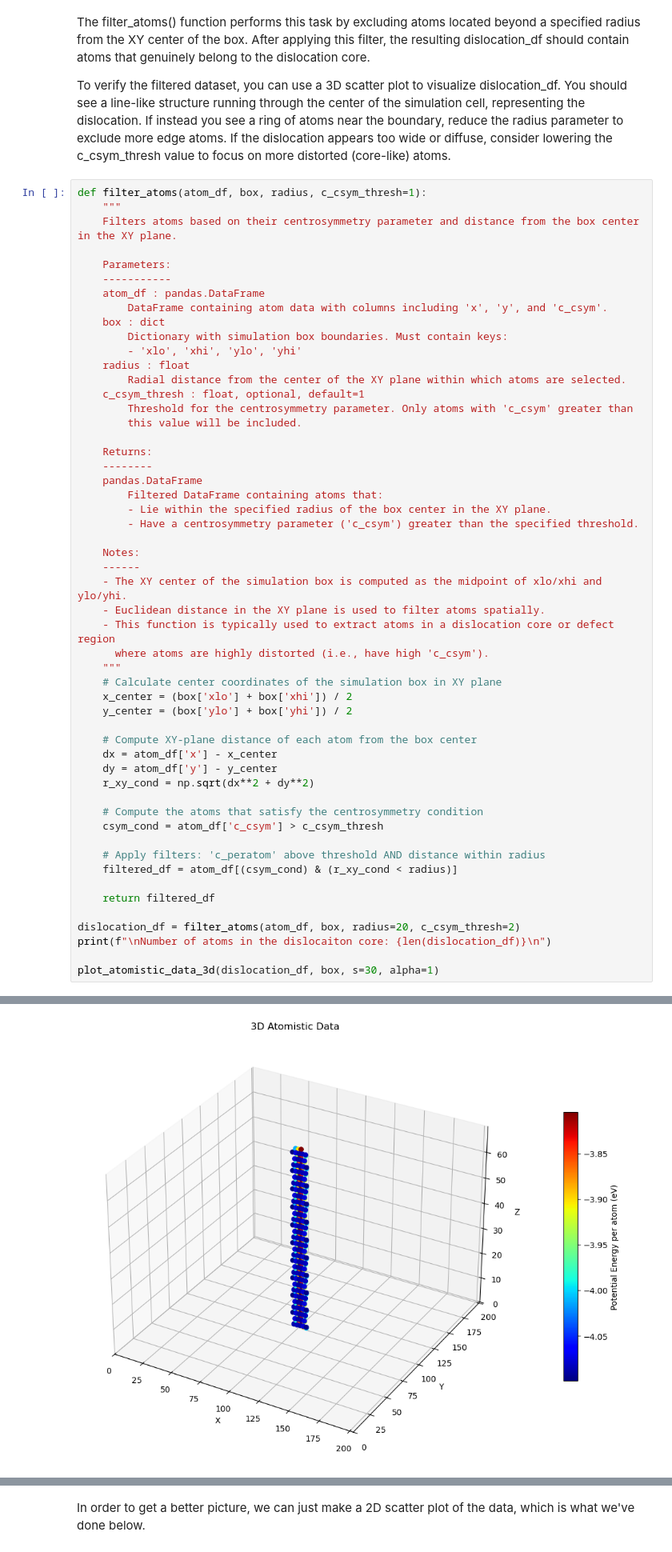
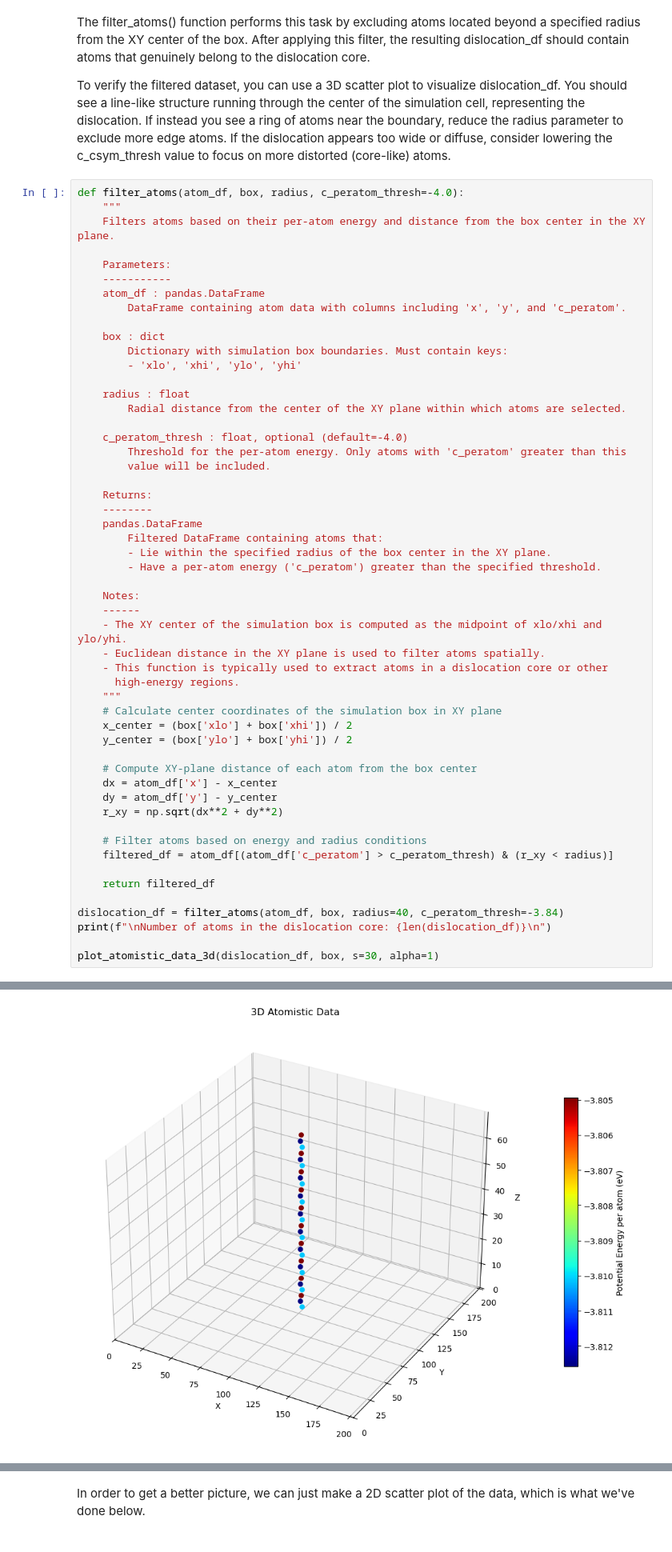
Before and after one commit to Eledmunds15/DiJoVa, a Jupyter notebook: 03_dislo_analysis/dislo_analysis.ipynb, the cells around one changed output, grey strips where cells are left out. Shown at 80% size. Cells and saved outputs as stored; diff of their text form.

```diff
--- a/03_dislo_analysis/dislo_analysis.ipynb
+++ b/03_dislo_analysis/dislo_analysis.ipynb
@@ -206,36 +206,39 @@ The filter_atoms() function performs this task by excluding atoms located beyond
 
 To verify the filtered dataset, you can use a 3D scatter plot to visualize dislocation_df. You should see a line-like structure running through the center of the simulation cell, representing the dislocation. If instead you see a ring of atoms near the boundary, reduce the radius parameter to exclude more edge atoms. If the dislocation appears too wide or diffuse, consider lowering the c_csym_thresh value to focus on more distorted (core-like) atoms.
 # %%
-def filter_atoms(atom_df, box, radius, c_csym_thresh=1):
+def filter_atoms(atom_df, box, radius, c_peratom_thresh=-4.0):
     """
-    Filters atoms based on their centrosymmetry parameter and distance from the box center in the XY plane.
+    Filters atoms based on their per-atom energy and distance from the box center in the XY plane.
 
     Parameters:
     -----------
     atom_df : pandas.DataFrame
-        DataFrame containing atom data with columns including 'x', 'y', and 'c_csym'.
+        DataFrame containing atom data with columns including 'x', 'y', and 'c_peratom'.
+
     box : dict
         Dictionary with simulation box boundaries. Must contain keys:
         - 'xlo', 'xhi', 'ylo', 'yhi'
+
     radius : float
         Radial distance from the center of the XY plane within which atoms are selected.
-    c_csym_thresh : float, optional, default=1
-        Threshold for the centrosymmetry parameter. Only atoms with 'c_csym' greater than
-        this value will be included.
+
+    c_peratom_thresh : float, optional (default=-4.0)
+        Threshold for the per-atom energy. Only atoms with 'c_peratom' greater than this
+        value will be included.
 
     Returns:
     --------
     pandas.DataFrame
         Filtered DataFrame containing atoms that:
         - Lie within the specified radius of the box center in the XY plane.
-        - Have a centrosymmetry parameter ('c_csym') greater than the specified threshold.
+        - Have a per-atom energy ('c_peratom') greater than the specified threshold.
 
     Notes:
     ------
     - The XY center of the simulation box is computed as the midpoint of xlo/xhi and ylo/yhi.
     - Euclidean distance in the XY plane is used to filter atoms spatially.
-    - This function is typically used to extract atoms in a dislocation core or defect region
-      where atoms are highly distorted (i.e., have high 'c_csym').
+    - This function is typically used to extract atoms in a dislocation core or other
+      high-energy regions.
     """
     # Calculate center coordinates of the simulation box in XY plane
     x_center = (box['xlo'] + box['xhi']) / 2
@@ -244,18 +247,15 @@ def filter_atoms(atom_df, box, radius, c_csym_thresh=1):
     # Compute XY-plane distance of each atom from the box center
     dx = atom_df['x'] - x_center
     dy = atom_df['y'] - y_center
-    r_xy_cond = np.sqrt(dx**2 + dy**2)
+    r_xy = np.sqrt(dx**2 + dy**2)
 
-    # Compute the atoms that satisfy the centrosymmetry condition
-    csym_cond = atom_df['c_csym'] > c_csym_thresh
-
-    # Apply filters: 'c_peratom' above threshold AND distance within radius
-    filtered_df = atom_df[(csym_cond) & (r_xy_cond < radius)]
+    # Filter atoms based on energy and radius conditions
+    filtered_df = atom_df[(atom_df['c_peratom'] > c_peratom_thresh) & (r_xy < radius)]
 
     return filtered_df
 
-dislocation_df = filter_atoms(atom_df, box, radius=20, c_csym_thresh=2)
-print(f"\nNumber of atoms in the dislocaiton core: {len(dislocation_df)}\n")
+dislocation_df = filter_atoms(atom_df, box, radius=40, c_peratom_thresh=-3.84)
+print(f"\nNumber of atoms in the dislocation core: {len(dislocation_df)}\n")
 
 plot_atomistic_data_3d(dislocation_df, box, s=30, alpha=1)
 # %% [output]
@@ -263 +263 @@ Number of atoms in the dislocaiton core: 270
-[figure, old version]
+[figure, new version]
```
Also changed, not shown: parts of 5 cells of this notebook.
